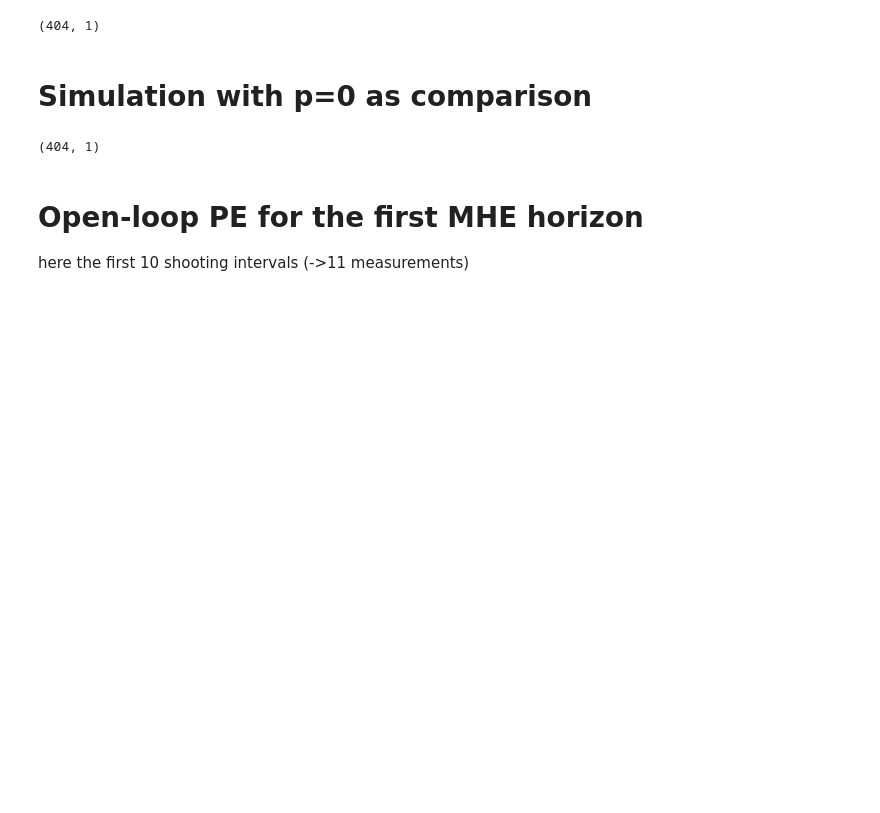
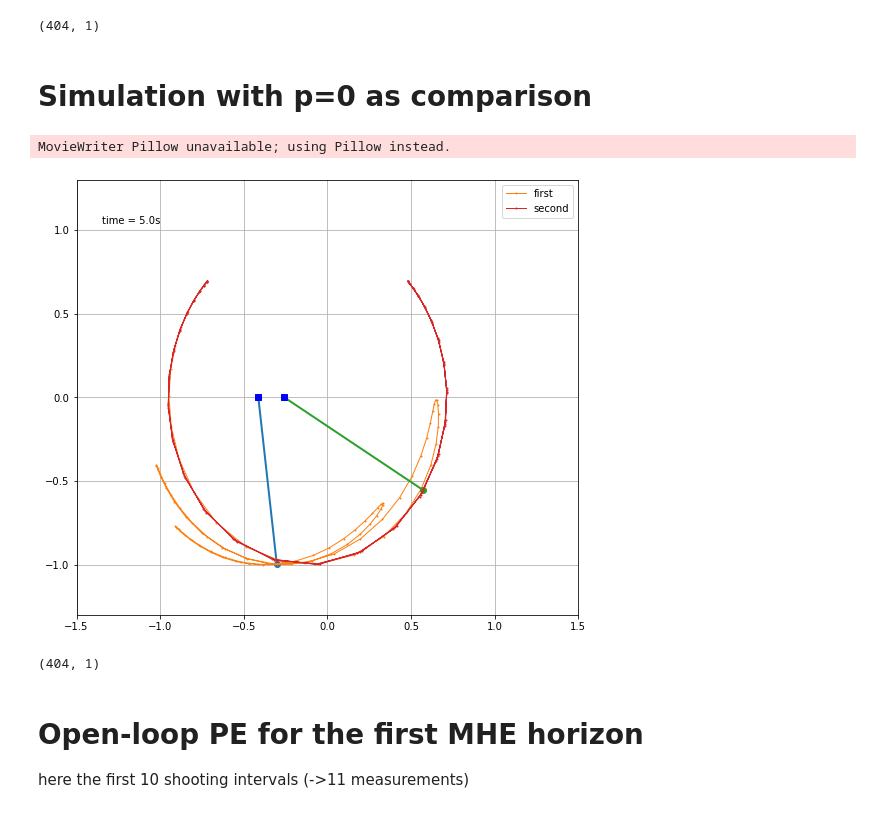
Before and after one commit to LeonieKreis/MovingHorizonEstimation, a Jupyter notebook: code/Pendulum_MHE_v3_1.ipynb, the cells around one changed output. Saved outputs shown, nothing was run; the diff lists cells and outputs as text; code cells hidden in the pictures; blank space fills up the shorter version.

Commit message:
implemented comp-animation for pendukum, implemnted timer for mhe loops

```diff
--- a/code/Pendulum_MHE_v3_1.ipynb
+++ b/code/Pendulum_MHE_v3_1.ipynb
@@ -82,7 +82,7 @@ L = 10 # -> insgesamt 5 sekunden
 p_true2 = [0.]
 
 
-#x0 = s0 ## initial conditions from paper
+s0 = x0 ## initial conditions from paper
 Res2 = s0
 
 dae = {'x': x, 'p': p, 'ode': rhs_exp}
@@ -98,6 +98,11 @@ for i in range(L*N):
 #print(Res2.shape)
 # %%
 #animate_pendulum('../plots/pendulum/simulation.gif', Res1)
+# %%
+animatecomparison_pendulum('../plots/pendulum/simulation_comp.gif', Res1,Res2)
+# %% [output]
+MovieWriter Pillow unavailable; using Pillow instead.
+[figure, added]
 # %%
 sigma = [0.01,0.01,0.1,0.01]
 sigma2 = [0.00001,0.00002,0.0002,0.0001]
```
Also changed, not shown: parts of 15 cells of this notebook, 7 other files.
